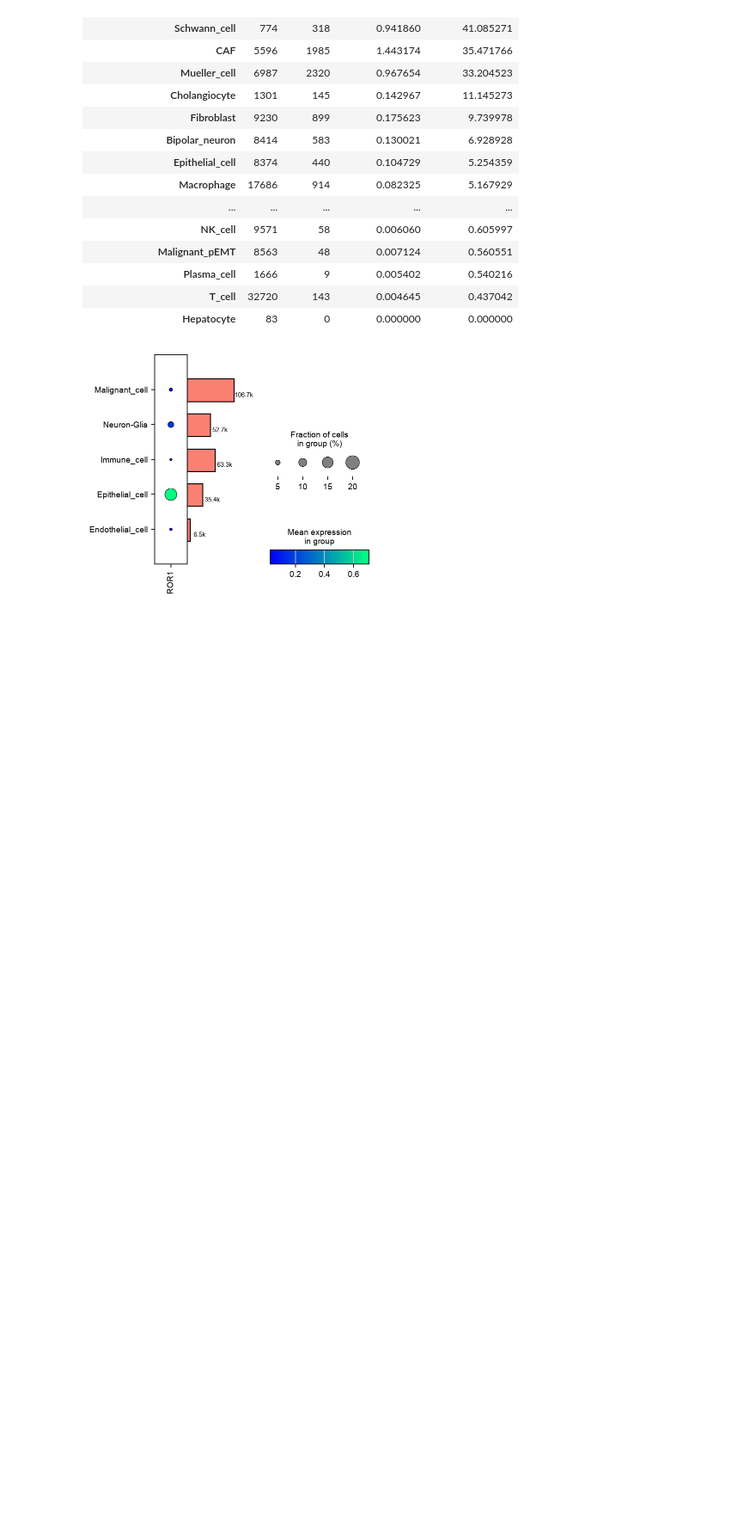
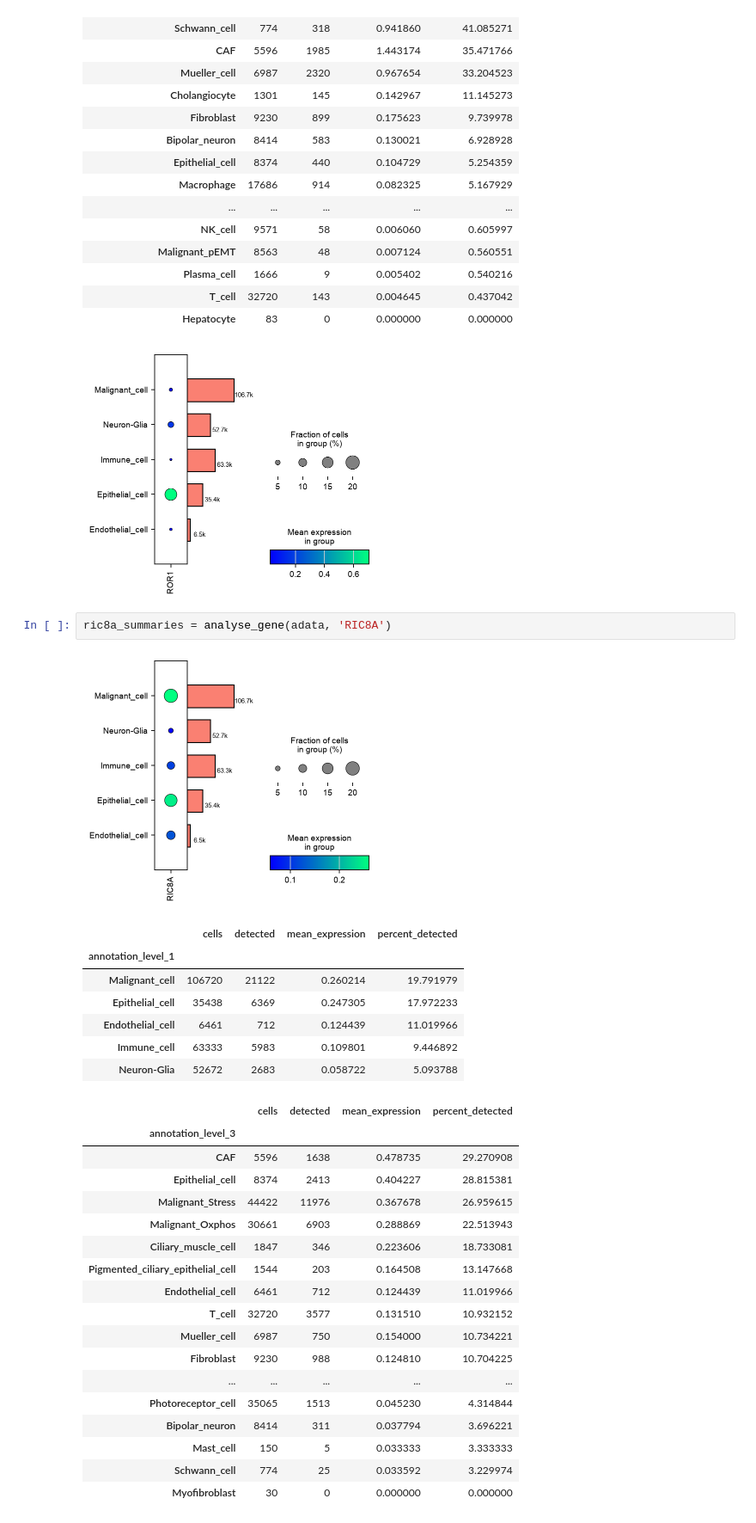
Before and after one commit to FeargusOG/CDS1-2, a Jupyter notebook: UVmap.ipynb, the cells around one changed output. Shown at 86% size. Cells and saved outputs as stored; diff of their text form; blank space fills up the shorter version.

Commit message:
Add RIC8A expression analysis and results

```diff
--- a/UVmap.ipynb
+++ b/UVmap.ipynb
@@ -454,3 +454,32 @@ ror1_summaries = analyse_gene(adata, 'ROR1')
 | T_cell | 32720 | 143 | 0.004645 | 0.437042 |
 | Hepatocyte | 83 | 0 | 0.000000 | 0.000000 |
 [figure]
+# %%
+ric8a_summaries = analyse_gene(adata, 'RIC8A')
+# %% [output]
+[figure, added]
+|  | cells | detected | mean_expression | percent_detected |
+| annotation_level_1 |  |  |  |  |
+| Malignant_cell | 106720 | 21122 | 0.260214 | 19.791979 |
+| Epithelial_cell | 35438 | 6369 | 0.247305 | 17.972233 |
+| Endothelial_cell | 6461 | 712 | 0.124439 | 11.019966 |
+| Immune_cell | 63333 | 5983 | 0.109801 | 9.446892 |
+| Neuron-Glia | 52672 | 2683 | 0.058722 | 5.093788 |
+|  | cells | detected | mean_expression | percent_detected |
+| annotation_level_3 |  |  |  |  |
+| CAF | 5596 | 1638 | 0.478735 | 29.270908 |
+| Epithelial_cell | 8374 | 2413 | 0.404227 | 28.815381 |
+| Malignant_Stress | 44422 | 11976 | 0.367678 | 26.959615 |
+| Malignant_Oxphos | 30661 | 6903 | 0.288869 | 22.513943 |
+| Ciliary_muscle_cell | 1847 | 346 | 0.223606 | 18.733081 |
+| Pigmented_ciliary_epithelial_cell | 1544 | 203 | 0.164508 | 13.147668 |
+| Endothelial_cell | 6461 | 712 | 0.124439 | 11.019966 |
+| T_cell | 32720 | 3577 | 0.131510 | 10.932152 |
+| Mueller_cell | 6987 | 750 | 0.154000 | 10.734221 |
+| Fibroblast | 9230 | 988 | 0.124810 | 10.704225 |
+| ... | ... | ... | ... | ... |
+| Photoreceptor_cell | 35065 | 1513 | 0.045230 | 4.314844 |
+| Bipolar_neuron | 8414 | 311 | 0.037794 | 3.696221 |
+| Mast_cell | 150 | 5 | 0.033333 | 3.333333 |
+| Schwann_cell | 774 | 25 | 0.033592 | 3.229974 |
+| Myofibroblast | 30 | 0 | 0.000000 | 0.000000 |
```
Also changed, not shown: parts of 1 cell of this notebook, 6 other files.
